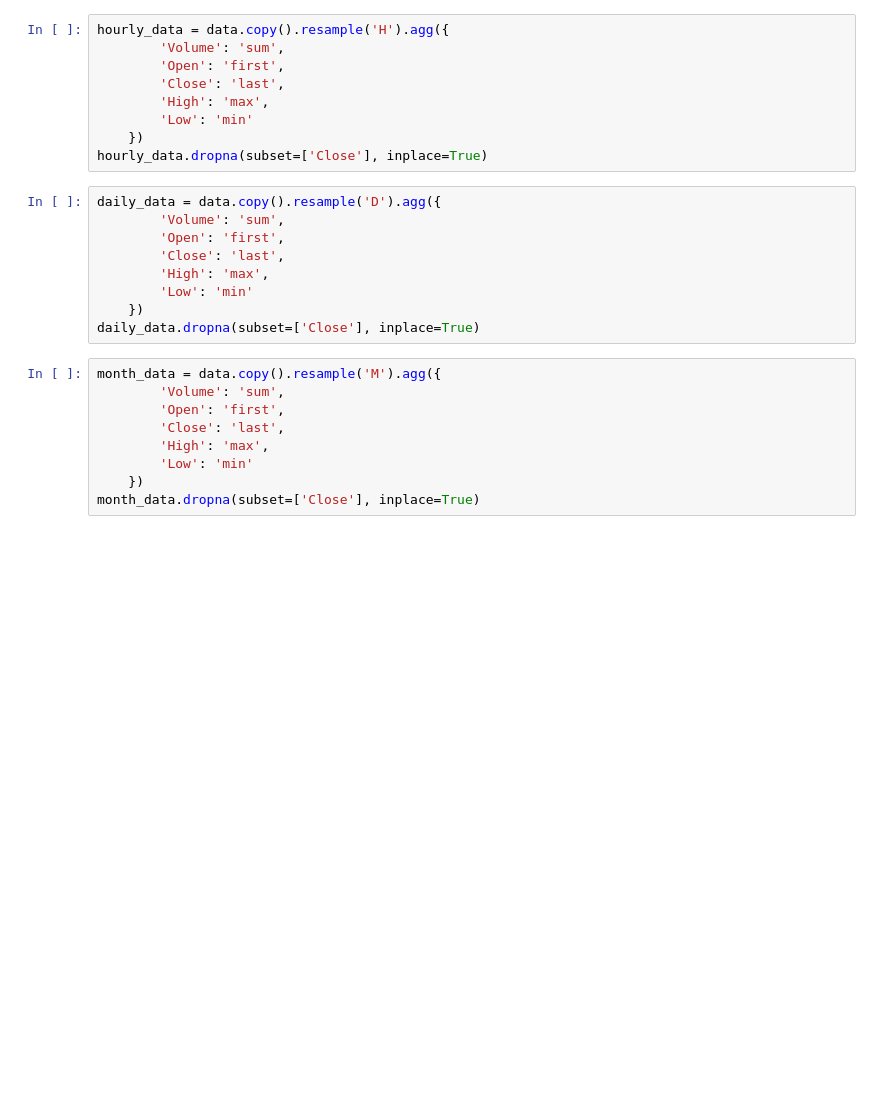
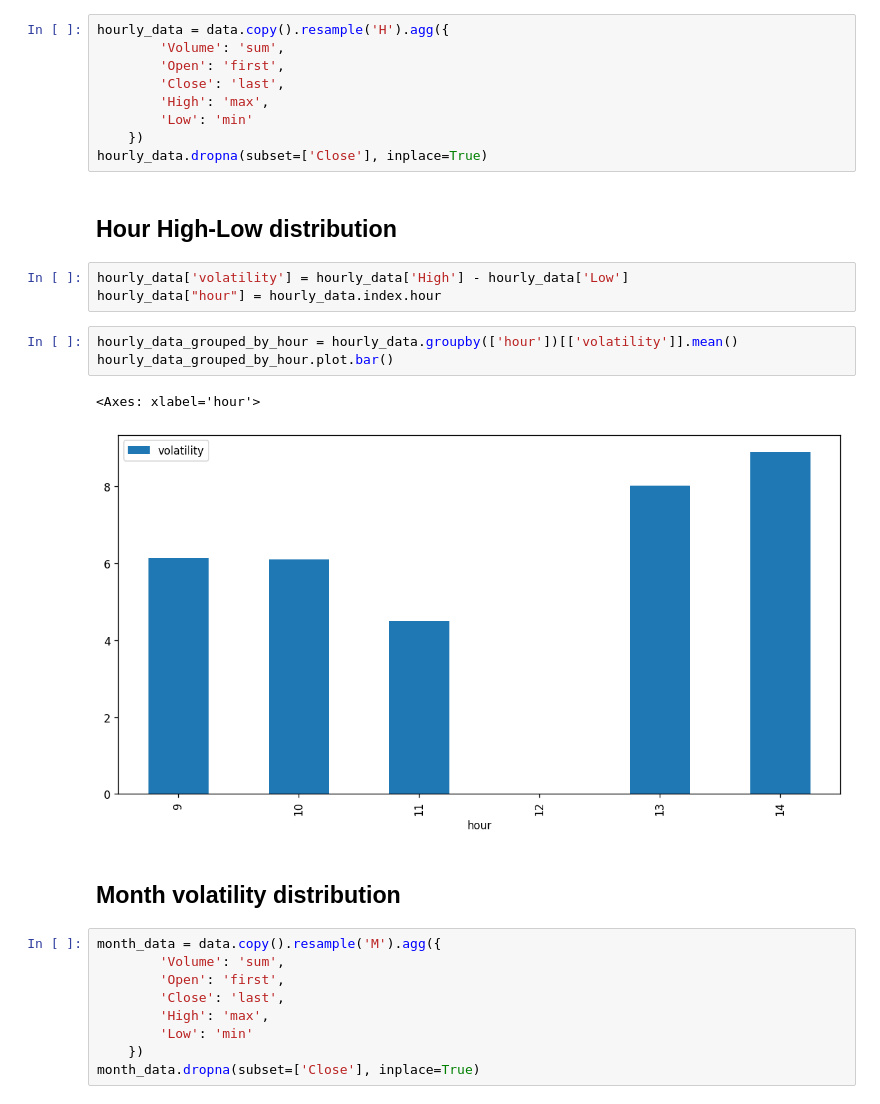
Before and after one commit to zuongthaotn/phantich-chungkhoan, a Jupyter notebook: VN30F1M/Distribution_by_time.ipynb, the cells around one changed output. Saved outputs shown, nothing was run; the diff lists cells and outputs as text; blank space fills up the shorter version.

```diff
--- a/VN30F1M/Distribution_by_time.ipynb
+++ b/VN30F1M/Distribution_by_time.ipynb
@@ -56,15 +56,19 @@ hourly_data = data.copy().resample('H').agg({
         'Low': 'min'
     })
 hourly_data.dropna(subset=['Close'], inplace=True)
-# %%
-daily_data = data.copy().resample('D').agg({
-        'Volume': 'sum',
-        'Open': 'first',
-        'Close': 'last',
-        'High': 'max',
-        'Low': 'min'
-    })
-daily_data.dropna(subset=['Close'], inplace=True)
+# %% [markdown]
+## Hour High-Low distribution
+# %%
+hourly_data['volatility'] = hourly_data['High'] - hourly_data['Low']
+hourly_data["hour"] = hourly_data.index.hour
+# %%
+hourly_data_grouped_by_hour = hourly_data.groupby(['hour'])[['volatility']].mean()
+hourly_data_grouped_by_hour.plot.bar()
+# %% [output]
+<Axes: xlabel='hour'>
+[figure, added]
+# %% [markdown]
+## Month volatility distribution
 # %%
 month_data = data.copy().resample('M').agg({
         'Volume': 'sum',
```
Also changed, not shown: parts of 12 cells of this notebook, 20 other files.
